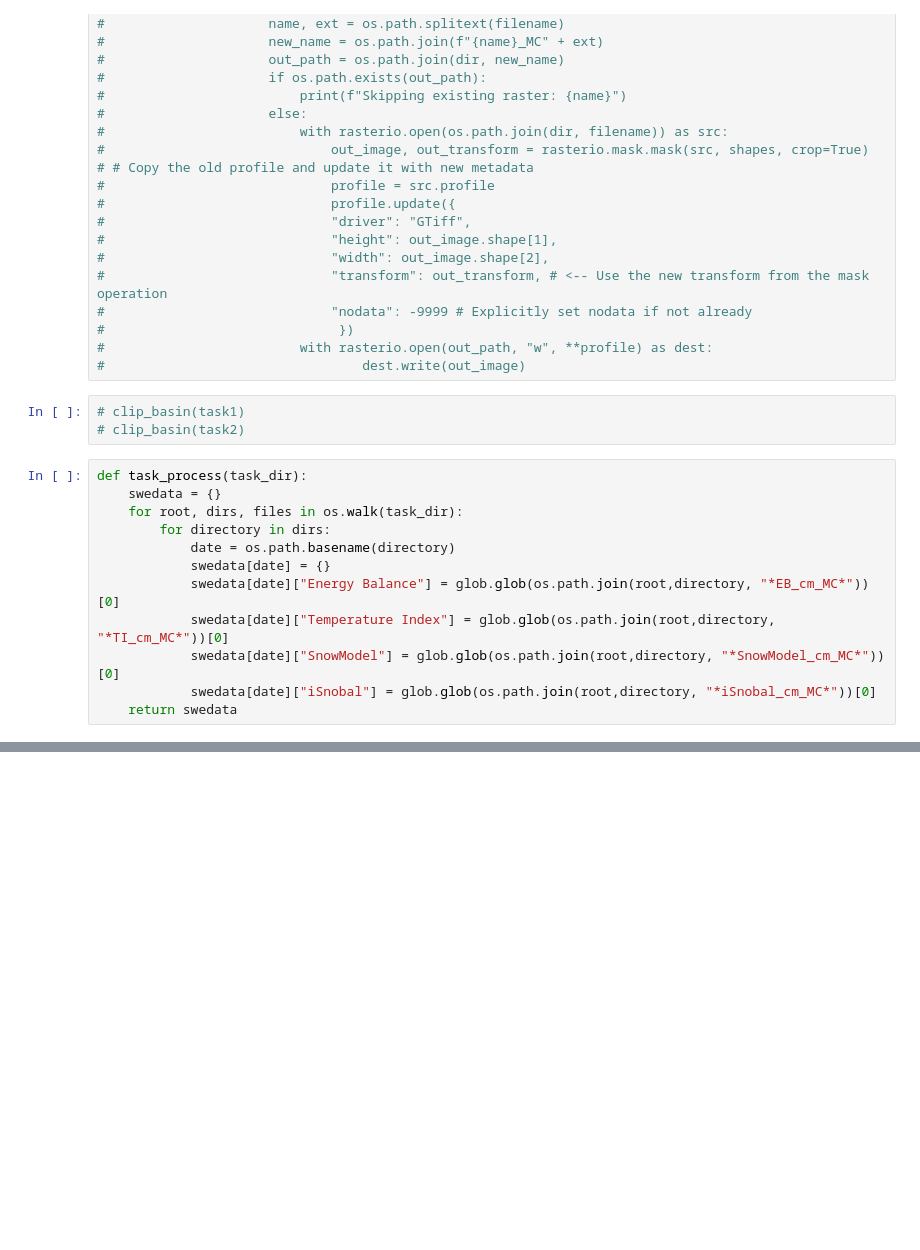
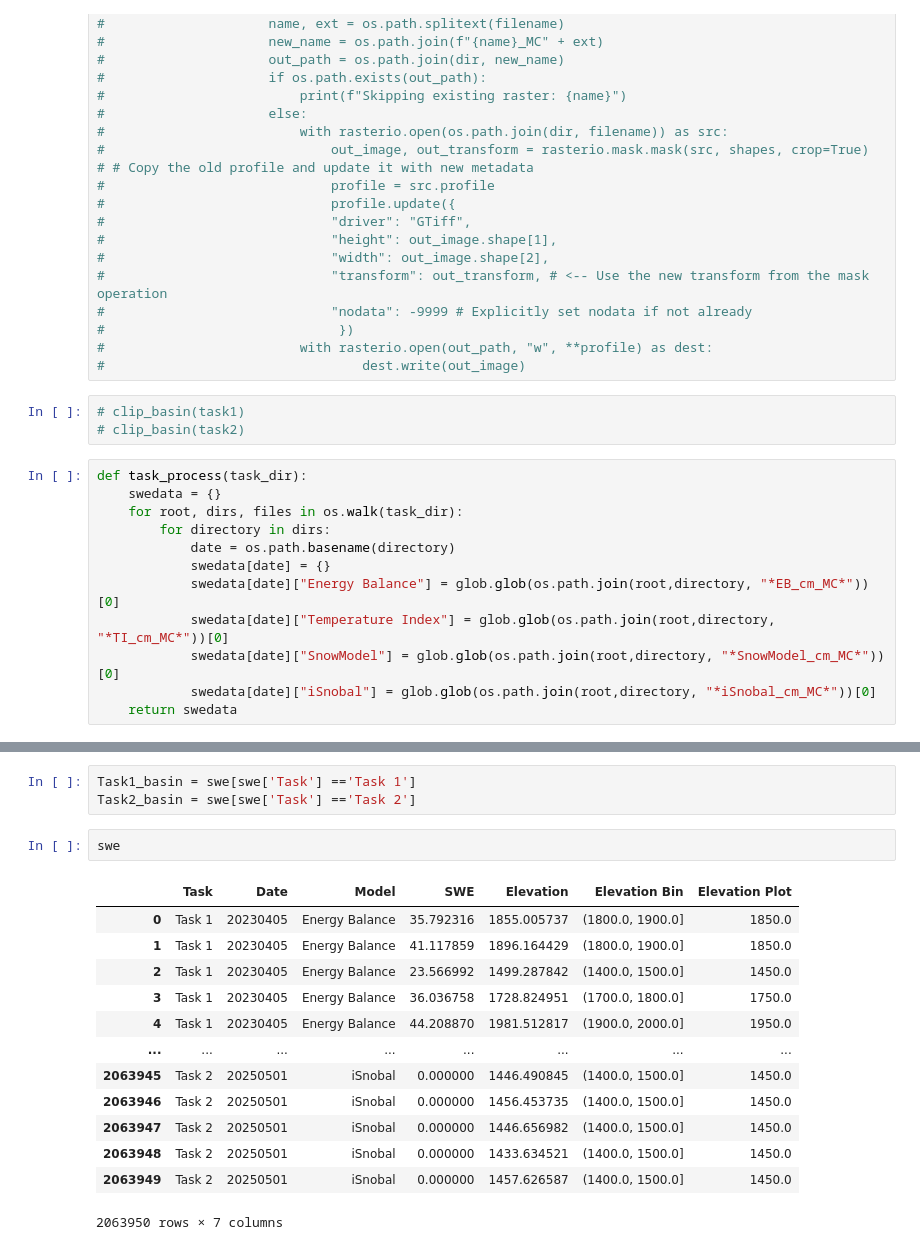
Before and after one commit to naniciafone/SIRO, a Jupyter notebook: notebooks/SWE_analysis.ipynb, the cells around one changed output, grey strips where cells are left out. Cells and saved outputs as stored; diff of their text form; blank space fills up the shorter version.

```diff
--- a/notebooks/SWE_analysis.ipynb
+++ b/notebooks/SWE_analysis.ipynb
@@ -319,0 +244,19 @@ with rasterio.open(dem_fp) as src:
+# %%
+Task1_basin = swe[swe['Task'] =='Task 1']
+Task2_basin = swe[swe['Task'] =='Task 2']
+# %%
+swe
+# %% [output]
+|  | Task | Date | Model | SWE | Elevation | Elevation Bin | Elevation Plot |
+| 0 | Task 1 | 20230405 | Energy Balance | 35.792316 | 1855.005737 | (1800.0, 1900.0] | 1850.0 |
+| 1 | Task 1 | 20230405 | Energy Balance | 41.117859 | 1896.164429 | (1800.0, 1900.0] | 1850.0 |
+| 2 | Task 1 | 20230405 | Energy Balance | 23.566992 | 1499.287842 | (1400.0, 1500.0] | 1450.0 |
+| 3 | Task 1 | 20230405 | Energy Balance | 36.036758 | 1728.824951 | (1700.0, 1800.0] | 1750.0 |
+| 4 | Task 1 | 20230405 | Energy Balance | 44.208870 | 1981.512817 | (1900.0, 2000.0] | 1950.0 |
+| ... | ... | ... | ... | ... | ... | ... | ... |
+| 2063945 | Task 2 | 20250501 | iSnobal | 0.000000 | 1446.490845 | (1400.0, 1500.0] | 1450.0 |
+| 2063946 | Task 2 | 20250501 | iSnobal | 0.000000 | 1456.453735 | (1400.0, 1500.0] | 1450.0 |
+| 2063947 | Task 2 | 20250501 | iSnobal | 0.000000 | 1446.656982 | (1400.0, 1500.0] | 1450.0 |
+| 2063948 | Task 2 | 20250501 | iSnobal | 0.000000 | 1433.634521 | (1400.0, 1500.0] | 1450.0 |
+| 2063949 | Task 2 | 20250501 | iSnobal | 0.000000 | 1457.626587 | (1400.0, 1500.0] | 1450.0 |
+2063950 rows × 7 columns
```
Also changed, not shown: parts of 23 cells of this notebook, 4 other files.
